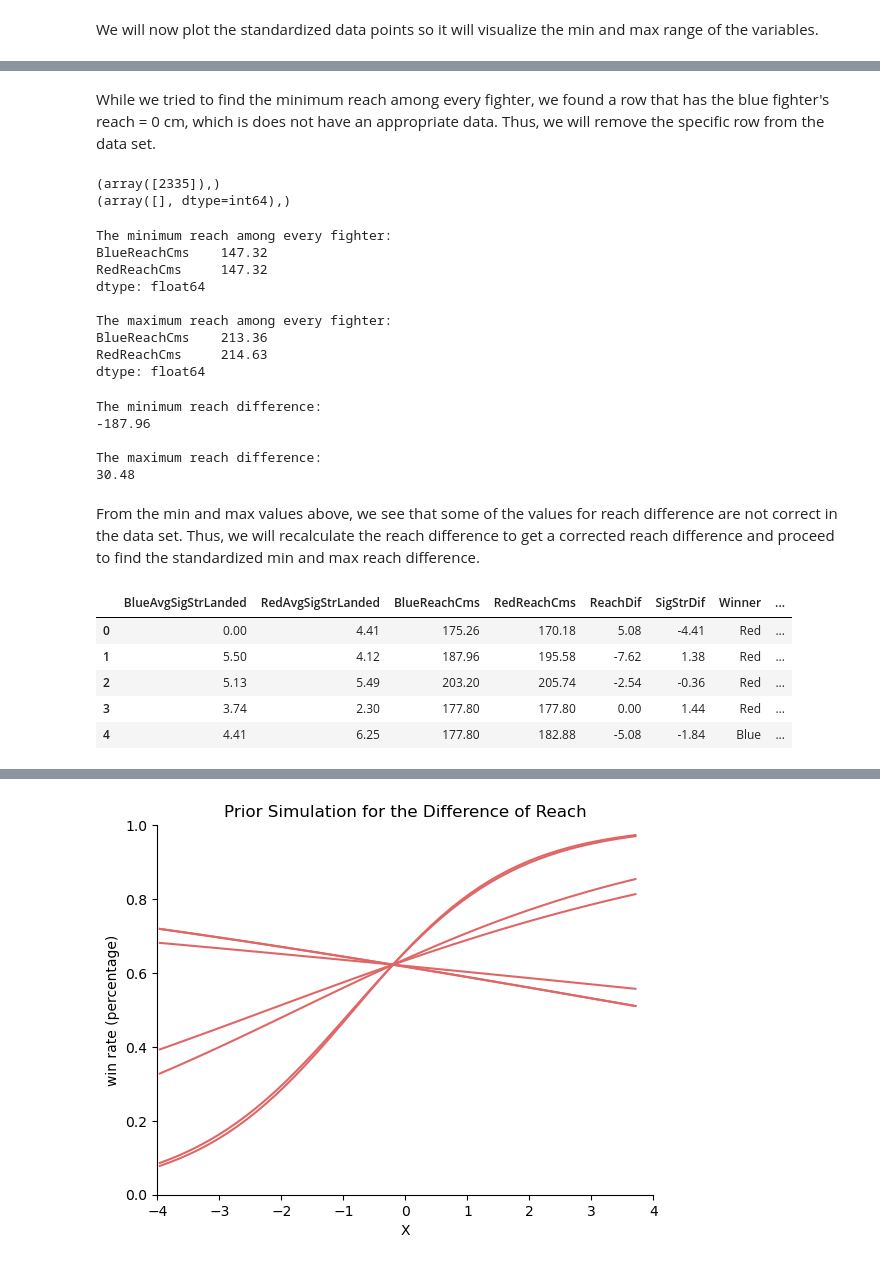
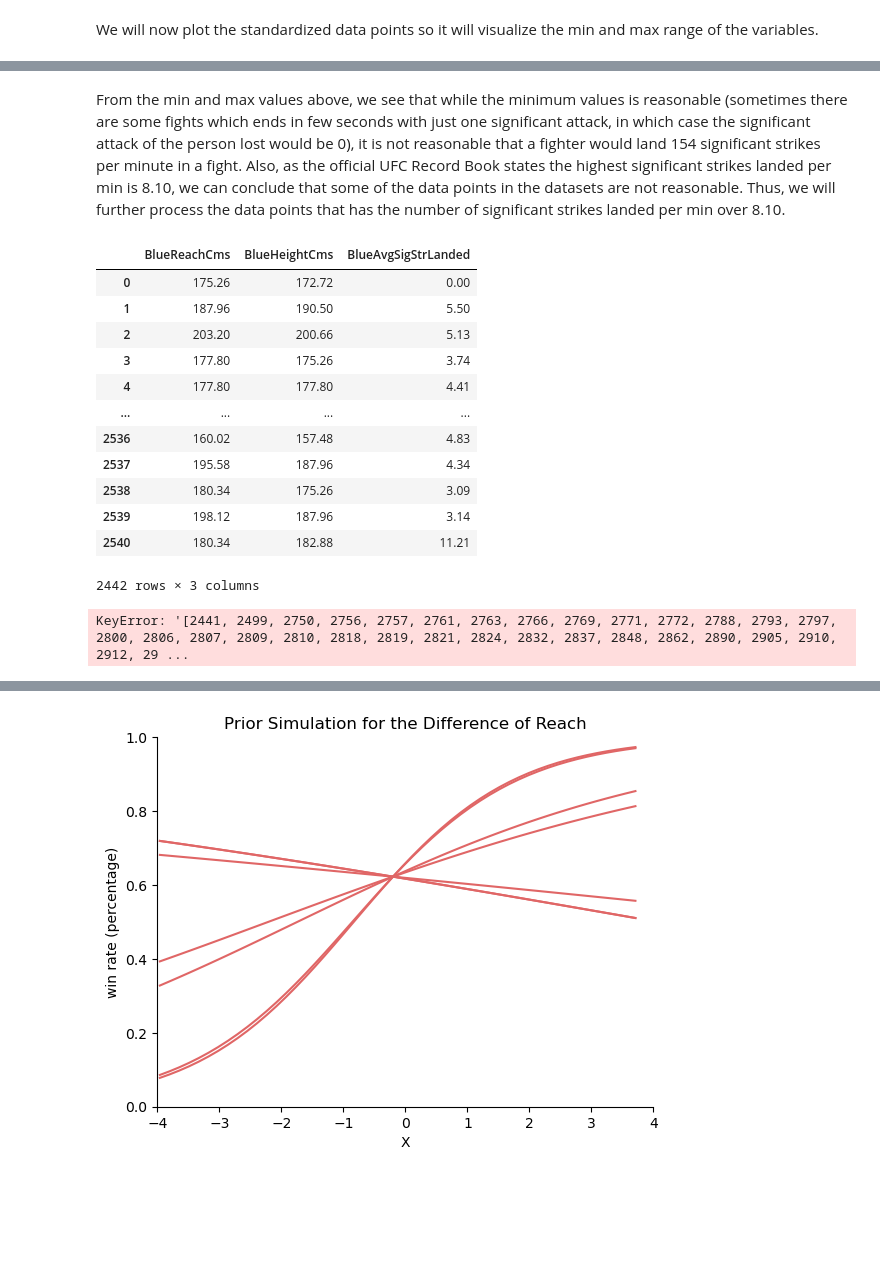
Before and after one commit to harrisonahn1129/UFC_Fights_HRSS_analysis, a Jupyter notebook: Final_Project-2.ipynb, the cells around one changed output, grey strips where cells are left out. Drawn from its saved outputs; the diff is of its cells as text; code cells hidden in the pictures; blank space fills up the shorter version.

```diff
--- a/Final_Project-2.ipynb
+++ b/Final_Project-2.ipynb
@@ -140,58 +175,27 @@ dtype: float64
-# %% [markdown]
-While we tried to find the minimum reach among every fighter, we found a row that has the blue fighter's reach = 0 cm, which is does not have an appropriate data. Thus, we will remove the specific row from the data set.
-# %%
-# Find the specific row that does not have an appropriate data
-print(np.where(df["BlueReachCms"] == 0))
-
-# Remove the specific row
-df = df.drop(2335)
-
-print(np.where(df["RedReachCms"] == 0))
-# %% [output]
-(array([2335]),)
-(array([], dtype=int64),)
-# %%
-# Find the minimum reach again
-print("The minimum reach among every fighter:")
-print(df[every_reach].min())
-
-# Find the maximum reach
-print("\nThe maximum reach among every fighter:")
-print(df[every_reach].max())
-# %% [output]
-The minimum reach among every fighter:
-BlueReachCms    147.32
-RedReachCms     147.32
-dtype: float64
-
-The maximum reach among every fighter:
-BlueReachCms    213.36
-RedReachCms     214.63
-dtype: float64
-# %%
-# Find the minimum reach difference
-print("The minimum reach difference:")
-print(df["ReachDif"].min())
-
-# Find the maximum reach difference
-print("\nThe maximum reach difference:")
-print(df["ReachDif"].max())
-# %% [output]
-The minimum reach difference:
--187.96
-
-The maximum reach difference:
-30.48
 # %% [markdown]
-From the min and max values above, we see that some of the values for reach difference are not correct in the data set. Thus, we will recalculate the reach difference to get a corrected reach difference and proceed to find the standardized min and max reach difference.
+From the min and max values above, we see that while the minimum values is reasonable (sometimes there are some fights which ends in few seconds with just one significant attack, in which case the significant attack of the person lost would be 0), it is not reasonable that a fighter would land 154 significant strikes per minute in a fight. Also, as the official UFC Record Book states the highest significant strikes landed per min is 8.10, we can conclude that some of the data points in the datasets are not reasonable. Thus, we will further process the data points that has the number of significant strikes landed per min over 8.10.
+# %%
+pre_processed_df.head(2442)
+# %% [output]
+|  | BlueReachCms | BlueHeightCms | BlueAvgSigStrLanded |
+| 0 | 175.26 | 172.72 | 0.00 |
+| 1 | 187.96 | 190.50 | 5.50 |
+| 2 | 203.20 | 200.66 | 5.13 |
+| 3 | 177.80 | 175.26 | 3.74 |
+| 4 | 177.80 | 177.80 | 4.41 |
+| ... | ... | ... | ... |
+| 2536 | 160.02 | 157.48 | 4.83 |
+| 2537 | 195.58 | 187.96 | 4.34 |
+| 2538 | 180.34 | 175.26 | 3.09 |
+| 2539 | 198.12 | 187.96 | 3.14 |
+| 2540 | 180.34 | 182.88 | 11.21 |
+2442 rows × 3 columns
 # %%
-# Calculate the difference of reach
-df["ReachDif_corr"] = df["RedReachCms"] - df["BlueReachCms"]
-df.head()
+# Cleaning the dataset by dropping the data points which has the BlueAvgSigStrLanded value over 8.10
+processed_df = pre_processed_df.drop(np.where(pre_processed_df[num_sig_str] > 8.10)[0])
+# print(2540 in np.where(pre_processed_df[num_sig_str] > 8.10)[0])
+# print(pre_processed_df.loc[2540, num_sig_str].values[0])
+
+print("The maximum number of significant strikes landed per min after cleaning:\n",processed_df[num_sig_str].max())
 # %% [output]
-|  | BlueAvgSigStrLanded | RedAvgSigStrLanded | BlueReachCms | RedReachCms | ReachDif | SigStrDif | Winner | ... |
-| 0 | 0.00 | 4.41 | 175.26 | 170.18 | 5.08 | -4.41 | Red | ... |
-| 1 | 5.50 | 4.12 | 187.96 | 195.58 | -7.62 | 1.38 | Red | ... |
-| 2 | 5.13 | 5.49 | 203.20 | 205.74 | -2.54 | -0.36 | Red | ... |
-| 3 | 3.74 | 2.30 | 177.80 | 177.80 | 0.00 | 1.44 | Red | ... |
-| 4 | 4.41 | 6.25 | 177.80 | 182.88 | -5.08 | -1.84 | Blue | ... |
+KeyError: '[2441, 2499, 2750, 2756, 2757, 2761, 2763, 2766, 2769, 2771, 2772, 2788, 2793, 2797, 2800, 2806, 2807, 2809, 2810, 2818, 2819, 2821, 2824, 2832, 2837, 2848, 2862, 2890, 2905, 2910, 2912, 29 ...
```
Also changed, not shown: parts of 22 cells of this notebook, 1 other file.
